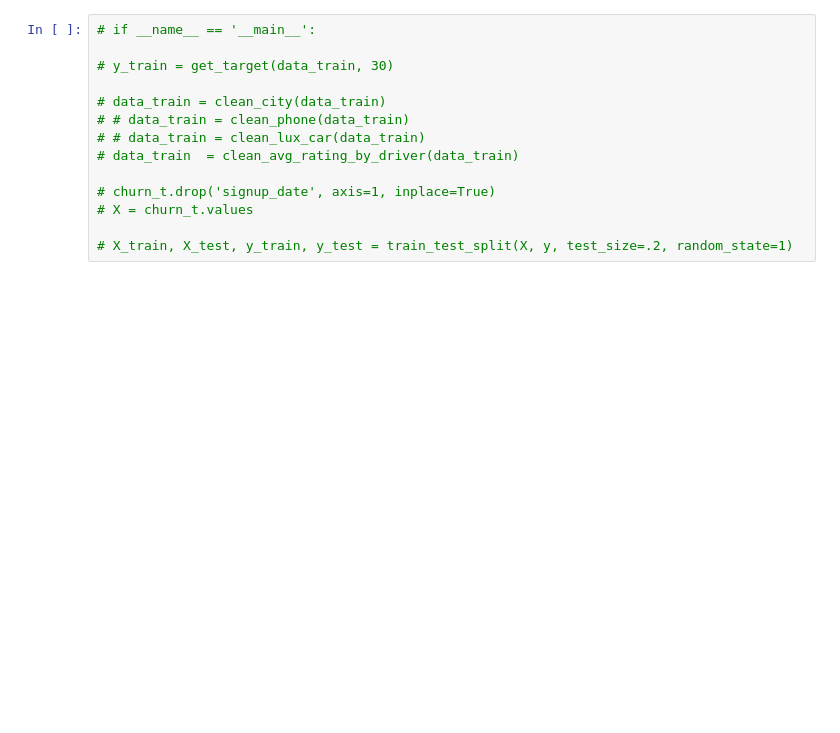
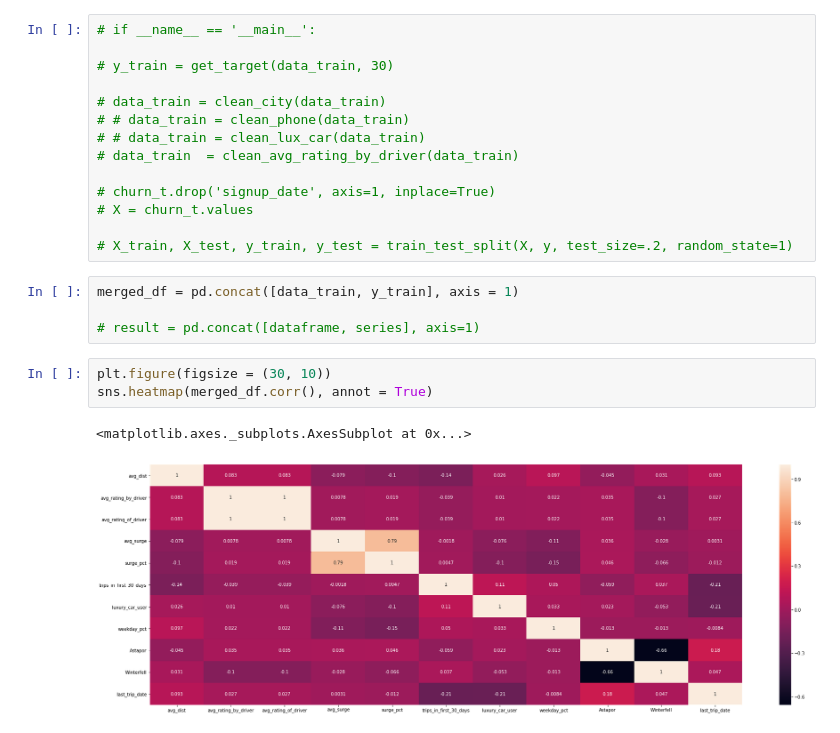
Before and after one commit to nastyasimpson/churn_prediction, a Jupyter notebook: workbook.ipynb, the cells around one changed output. Saved outputs shown, nothing was run; the diff lists cells and outputs as text; blank space fills up the shorter version.

Commit message:
added corr mat

```diff
--- a/workbook.ipynb
+++ b/workbook.ipynb
@@ -254,3 +254,13 @@ data_train.head()
 # X = churn_t.values
 
 # X_train, X_test, y_train, y_test = train_test_split(X, y, test_size=.2, random_state=1)
+# %%
+merged_df = pd.concat([data_train, y_train], axis = 1)
+
+# result = pd.concat([dataframe, series], axis=1)
+# %%
+plt.figure(figsize = (30, 10))
+sns.heatmap(merged_df.corr(), annot = True)
+# %% [output]
+<matplotlib.axes._subplots.AxesSubplot at 0x...>
+[figure, added]
```
Also changed, not shown: parts of 1 cell of this notebook.
